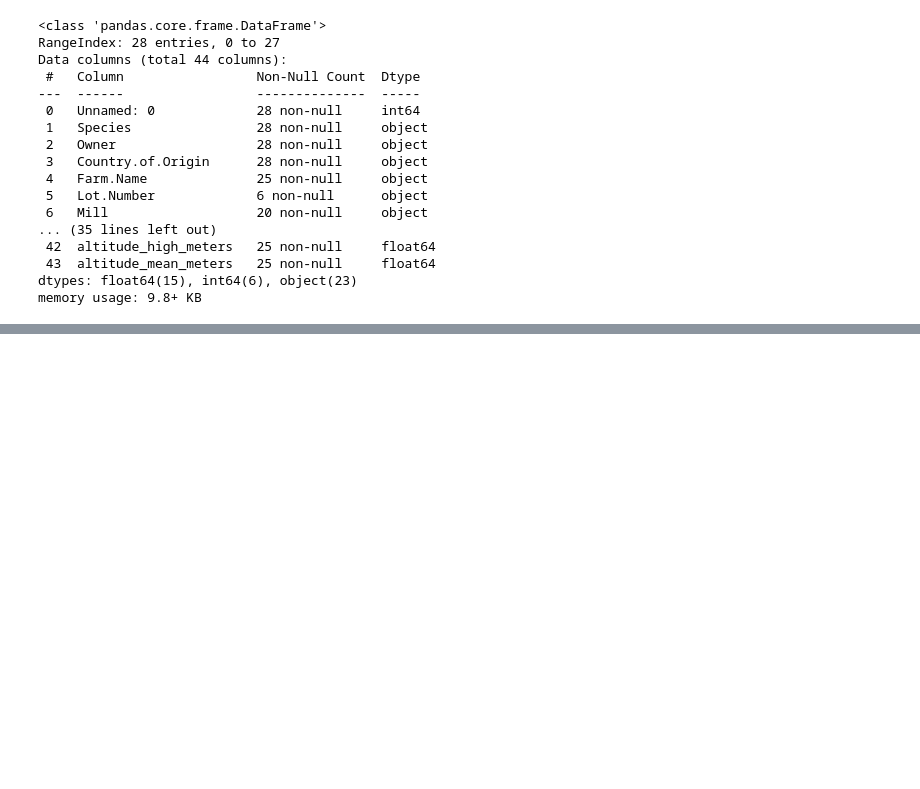
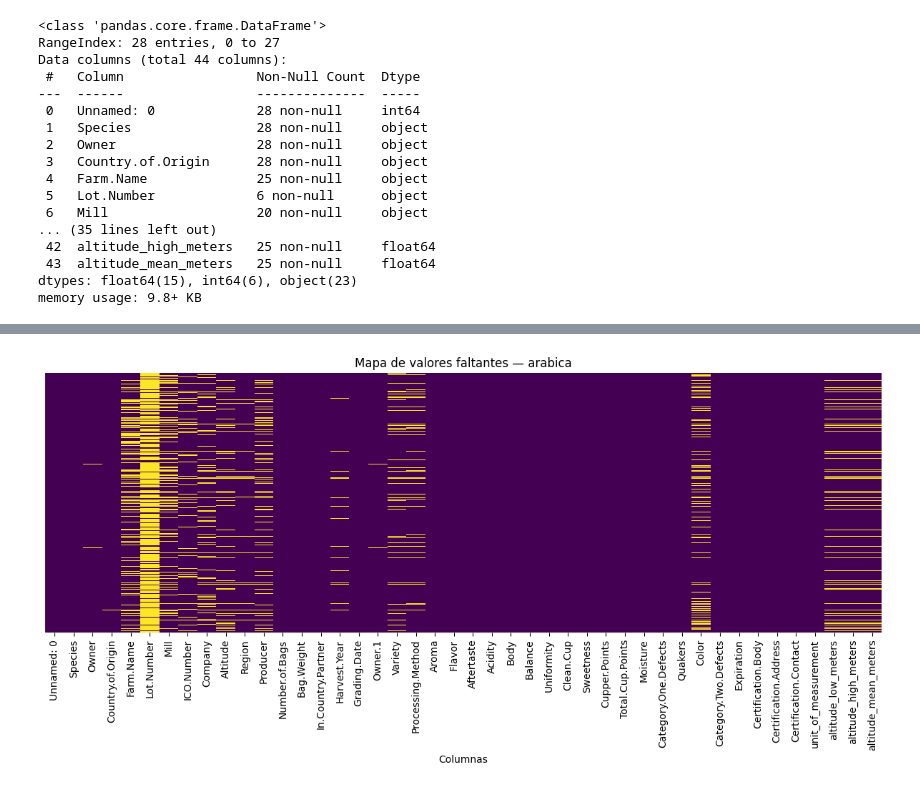
Before and after one commit to dany040518/specialty-coffee-classification, a Jupyter notebook: notebooks/02_comprension_de_los_datos.ipynb, the cells around one changed output, grey strips where cells are left out. Drawn from its saved outputs; the diff is of its cells as text; code cells hidden in the pictures; blank space fills up the shorter version.

```diff
--- a/notebooks/02_comprension_de_los_datos.ipynb
+++ b/notebooks/02_comprension_de_los_datos.ipynb
@@ -222,0 +217,6 @@ Con base en los hallazgos anteriores, en la fase 03 (`03_preparacion_de_los_dato
+# %%
+plot_missing_matrix(df_arabica, config, "nulos_arabica.png",
+                    title="Mapa de valores faltantes — arabica")
+plt.show()
+# %% [output]
+[figure, added]
```
Also changed, not shown: parts of 72 cells of this notebook, 13 other files.
